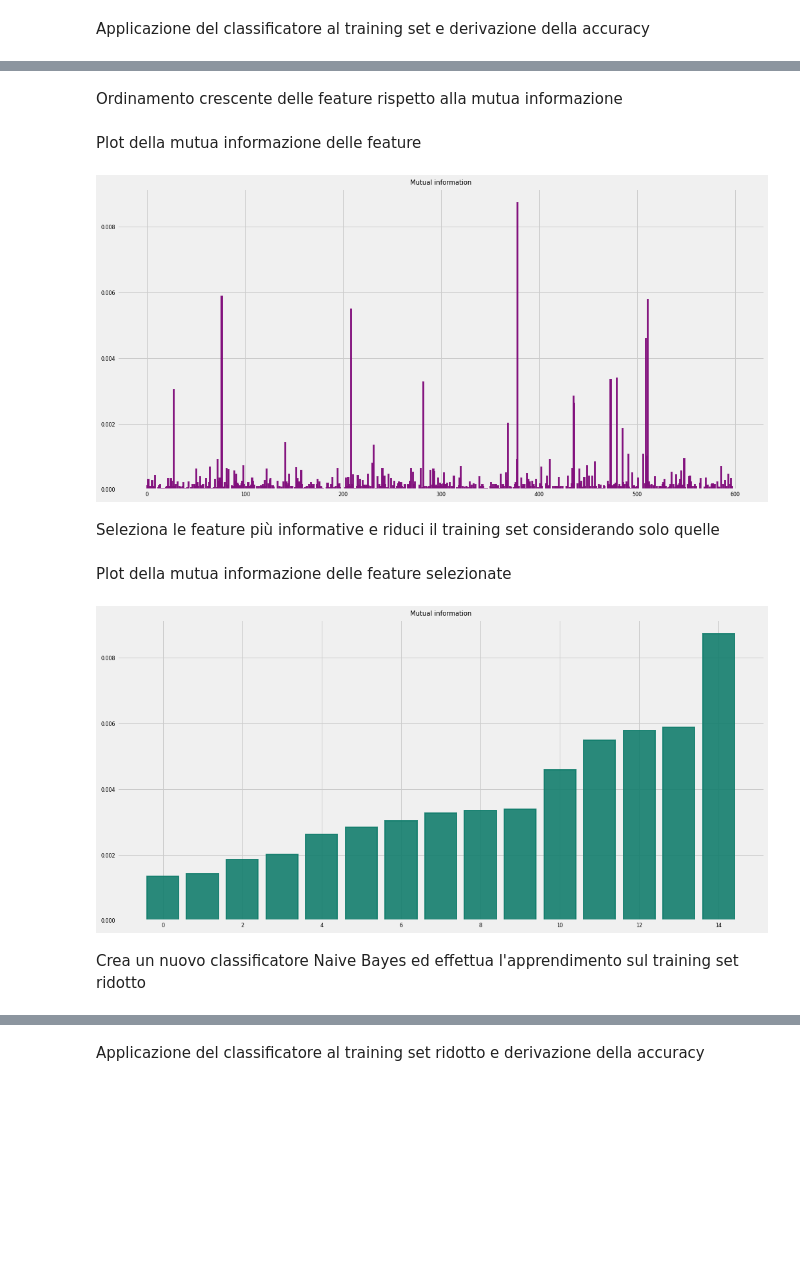
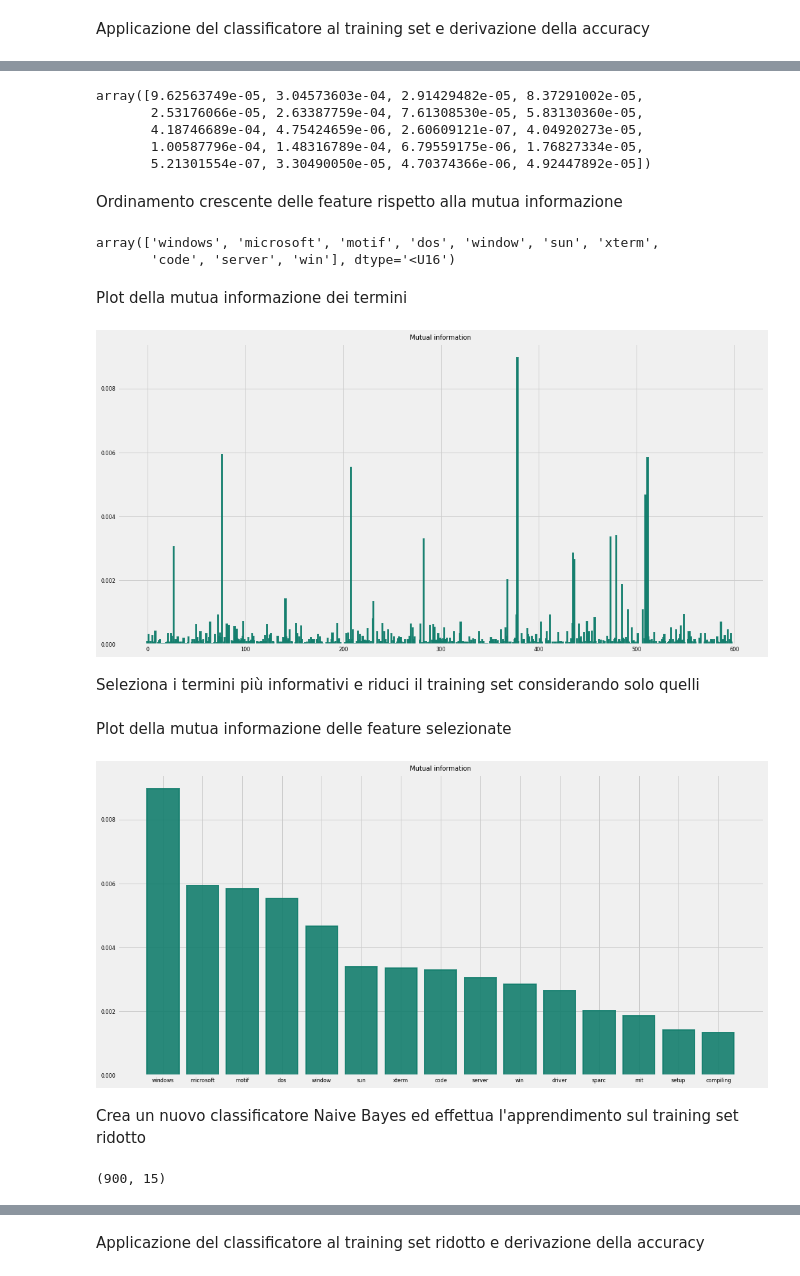
Before and after one commit to tvml/ml2324, a Jupyter notebook: codici/naivebayes.ipynb, the cells around one changed output, grey strips where cells are left out. Saved outputs shown, nothing was run; the diff lists cells and outputs as text; code cells hidden in the pictures; blank space fills up the shorter version.

```diff
--- a/codici/naivebayes.ipynb
+++ b/codici/naivebayes.ipynb
@@ -80,0 +100,3 @@ pclass=np.exp(clf.class_log_prior_)
+# %%
+lik=np.exp(clf.feature_log_prob_)
+lik.shape
@@ -80,0 +107,3 @@ pclass=np.exp(clf.class_log_prior_)
+# %%
+evid=np.array([lik[0,i]*prior[0]+lik[1,i]*prior[1] for i in range(lik.shape[1])])
+evid.shape
@@ -141,7 +282,8 @@ Definizione della funzione che calcola la mutua informazione di una feature con
 # %%
-def mutual_information(feature):
+def mutual_information(term):
     s = 0
     for cl in [0,1]:
-        s += pf[cl, feature]*pclass[cl]*np.log2(pf[cl, feature]/pfeature[feature])
+        s += lik[cl, term]*prior[cl]*np.log2(lik[cl, term]*prior[cl]/(prior[cl]*evid[term]))
+        s += (1-lik[cl, term])*prior[cl]*np.log2((1-lik[cl, term])*prior[cl]/(prior[cl]*(1-evid[term])))
     return s
 # %% [markdown]
@@ -149,19 +291,32 @@ Calcolo del valore della mutua informazione per ogni feature
 # %%
 mi = np.array([mutual_information(f) for f in range(pf.shape[1])])
+# %%
+mi[:20]
+# %% [output]
+array([9.62563749e-05, 3.04573603e-04, 2.91429482e-05, 8.37291002e-05,
+       2.53176066e-05, 2.63387759e-04, 7.61308530e-05, 5.83130360e-05,
+       4.18746689e-04, 4.75424659e-06, 2.60609121e-07, 4.04920273e-05,
+       1.00587796e-04, 1.48316789e-04, 6.79559175e-06, 1.76827334e-05,
+       5.21301554e-07, 3.30490050e-05, 4.70374366e-06, 4.92447892e-05])
 # %% [markdown]
 Ordinamento crescente delle feature rispetto alla mutua informazione
 # %%
-ordered_features = np.argsort(mi)
+ordered_terms = np.flip(np.argsort(mi),0)
+# %%
+vocab[ordered_terms[:10]]
+# %% [output]
+array(['windows', 'microsoft', 'motif', 'dos', 'window', 'sun', 'xterm',
+       'code', 'server', 'win'], dtype='<U16')
 # %% [markdown]
-Plot della mutua informazione delle feature
+Plot della mutua informazione dei termini
 # %%
 fig=plt.figure(figsize=(16,8))
-plt.bar(range(clf1.feature_count_.shape[1]), mi,  facecolor=colors[5], alpha=0.9, edgecolor=colors[5], lw=2)
+plt.bar(range(clf1.feature_count_.shape[1]), mi,  facecolor=colors[6], alpha=0.9, edgecolor=colors[6], lw=2)
 plt.title(r"Mutual information")
 plt.show()
 # %% [output]
-[figure, old version]
+[figure, new version]
 # %% [markdown]
-Seleziona le feature più informative e riduci il training set considerando solo quelle
+Seleziona i termini più informativi e riduci il training set considerando solo quelli
 # %%
 k = 15
@@ -170,13 +324,19 @@ x_red = xtrain[:, ordered_features[-k:]]
 Plot della mutua informazione delle feature selezionate
 # %%
 fig=plt.figure(figsize=(16,8))
-plt.bar(range(k), mi[ordered_features[-k:]],  facecolor=colors[6], alpha=0.9, edgecolor=colors[6], lw=2)
+plt.bar(range(k), mi[ordered_terms[:k]],  facecolor=colors[6], alpha=0.9, edgecolor=colors[6], lw=2)
+plt.xticks(range(k), vocab[ordered_terms[:k]])
 plt.title(r"Mutual information")
 plt.show()
 # %% [output]
-[figure, old version]
+[figure, new version]
 # %% [markdown]
 Crea un nuovo classificatore Naive Bayes ed effettua l'apprendimento sul training set ridotto
+# %%
+x_red = xtrain[:,ordered_terms[:k]]
+x_red.shape
+# %% [output]
+(900, 15)
 # %%
 clf2 = MultinomialNB(alpha=1.0e-9)
 clf2.fit(x_red, ytrain.ravel())
```
Also changed, not shown: parts of 32 cells of this notebook.
